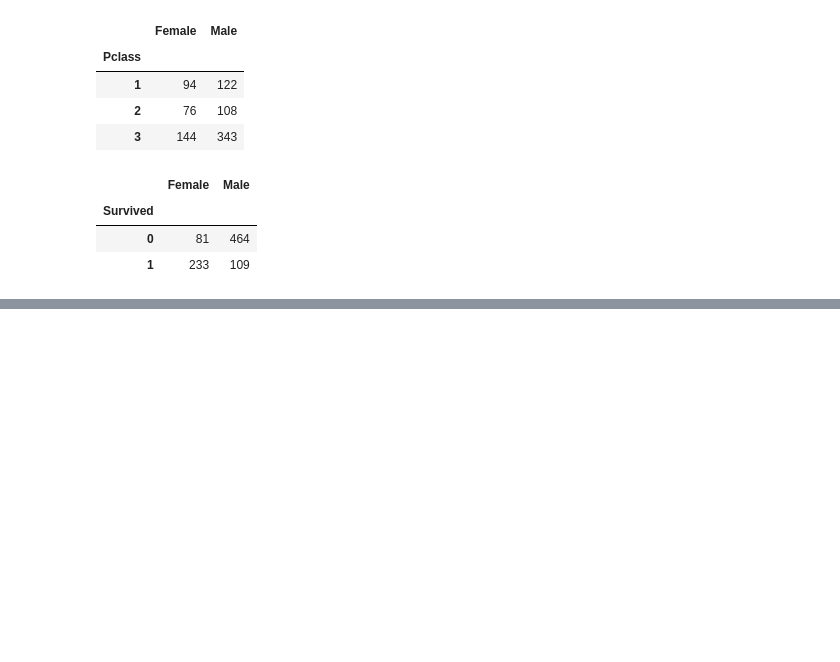
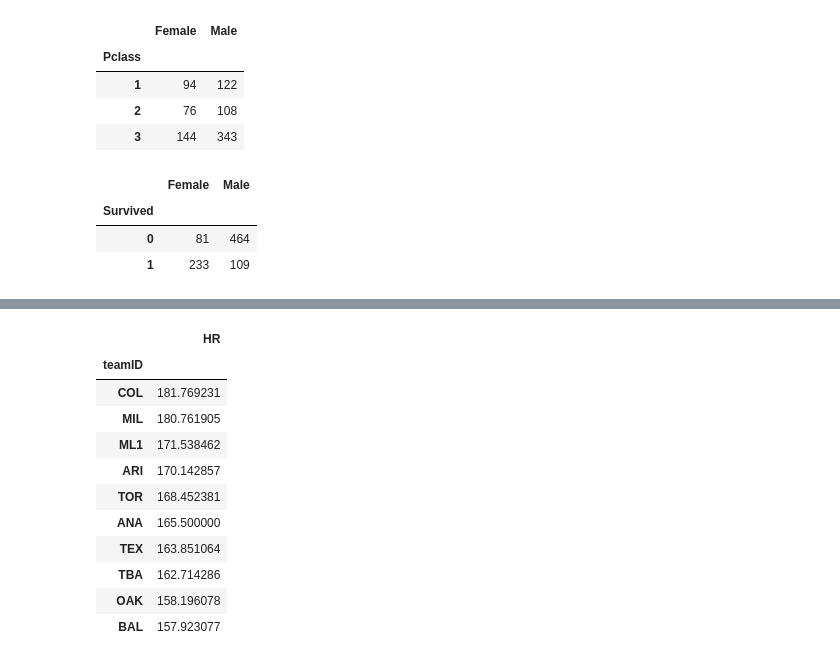
Before and after one commit to slylockfox/Maryville-DSCI-503-2, a Jupyter notebook: HW_06_Snyder.ipynb, the cells around one changed output, grey strips where cells are left out. Cells and saved outputs as stored; diff of their text form; code cells hidden in the pictures; blank space fills up the shorter version.

```diff
--- a/HW_06_Snyder.ipynb
+++ b/HW_06_Snyder.ipynb
@@ -282,0 +323,21 @@ sex_dist_by_outcome.head()
+# %%
+# Create a DataFrame named avg_hr by selecting the teamID and HR columns from the total_hr DataFrame, grouping
+# the results by teamID, and then averaging the remaining column within each group. Sort the values by the average
+# number of home runs per season, in descending order.
+avg_hr = total_hr.loc[:, ['teamID', 'HR']].groupby(['teamID']).mean().sort_values(by='HR', ascending=False)
+
+# Use head() to display the first 10 rows of this DataFrame.
+avg_hr.head(10)
+# %% [output]
+|  | HR |
+| teamID |  |
+| COL | 181.769231 |
+| MIL | 180.761905 |
+| ML1 | 171.538462 |
+| ARI | 170.142857 |
+| TOR | 168.452381 |
+| ANA | 165.500000 |
+| TEX | 163.851064 |
+| TBA | 162.714286 |
+| OAK | 158.196078 |
+| BAL | 157.923077 |
```
Also changed, not shown: parts of 4 cells of this notebook.
